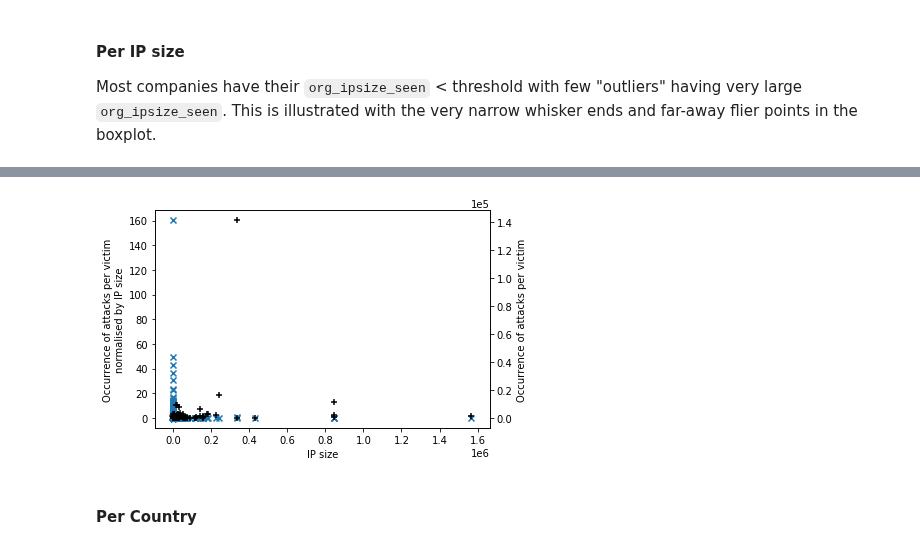
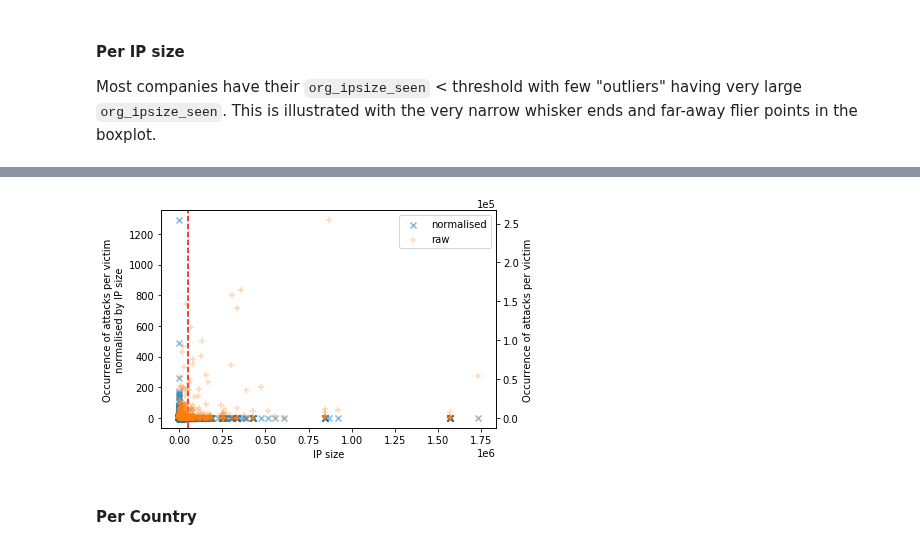
Before and after one commit to WKSu/WM0824TU-economics-of-cybersecurity-DDoS, a Jupyter notebook: block4-SecurityEconomics/hosting-provider-org.ipynb, the cells around one changed output, grey strips where cells are left out. Drawn from its saved outputs; the diff is of its cells as text; code cells hidden in the pictures.

```diff
--- a/block4-SecurityEconomics/hosting-provider-org.ipynb
+++ b/block4-SecurityEconomics/hosting-provider-org.ipynb
@@ -81,6 +144,7 @@ import matplotlib.pyplot as plt
 import seaborn as sns
 # %%
 orgs = pd.read_csv("orgs.csv")
+orgs.region = orgs.region.fillna("NA") # fix `NA` = "North America"
 # %%
 orgs.head()
 # %% [output]
@@ -95,7 +159,7 @@ orgs.head()
 
 Most companies have their `org_ipsize_seen` < threshold with few "outliers" having very large `org_ipsize_seen`. This is illustrated with the very narrow whisker ends and far-away flier points in the boxplot.
 # %%
-THRESHOLD = 3e5
+THRESHOLD = 5e4
 # %%
 fig, ax = plt.subplots(1, 2, sharey=True)
 
@@ -140,17 +209,19 @@ orgs.loc[orgs.org_ipsize_seen > THRESHOLD]
 # %%
 fig, ax1 = plt.subplots()
-ax1.scatter(x=orgs.org_ipsize_seen, y=orgs.count_attack_norm,  marker="x")
+p1 = ax1.scatter(x=orgs.org_ipsize_seen, y=orgs.count_attack_norm, marker="x", alpha=.5)
 ax1.set_ylabel("Occurrence of attacks per victim\nnormalised by IP size"), ax1.set_xlabel("IP size")
-# ax1.axvline(x=THRESHOLD, color='r', linestyle="--")
+ax1.axvline(x=THRESHOLD, color='r', linestyle="--")
 
 ax2 = ax1.twinx()
-ax2.scatter(x=orgs.org_ipsize_seen, y=orgs.count_attack, marker="+", color="black")
+p2 = ax2.scatter(x=orgs.org_ipsize_seen, y=orgs.count_attack, marker="+", color="C1", alpha=.3)
 ax2.set_ylabel("Occurrence of attacks per victim")
+
+ax2.legend([p1, p2], ["normalised", "raw"], loc=0)
 
 plt.ticklabel_format(style='sci', axis='both', scilimits=(0,0))
 fig.savefig("images/attack-by-ipsize.png")
 # %% [output]
-[figure, old version]
+[figure, new version]
 # %% [markdown]
 #### Per Country
 # %%
```
Also changed, not shown: parts of 12 cells of this notebook.
